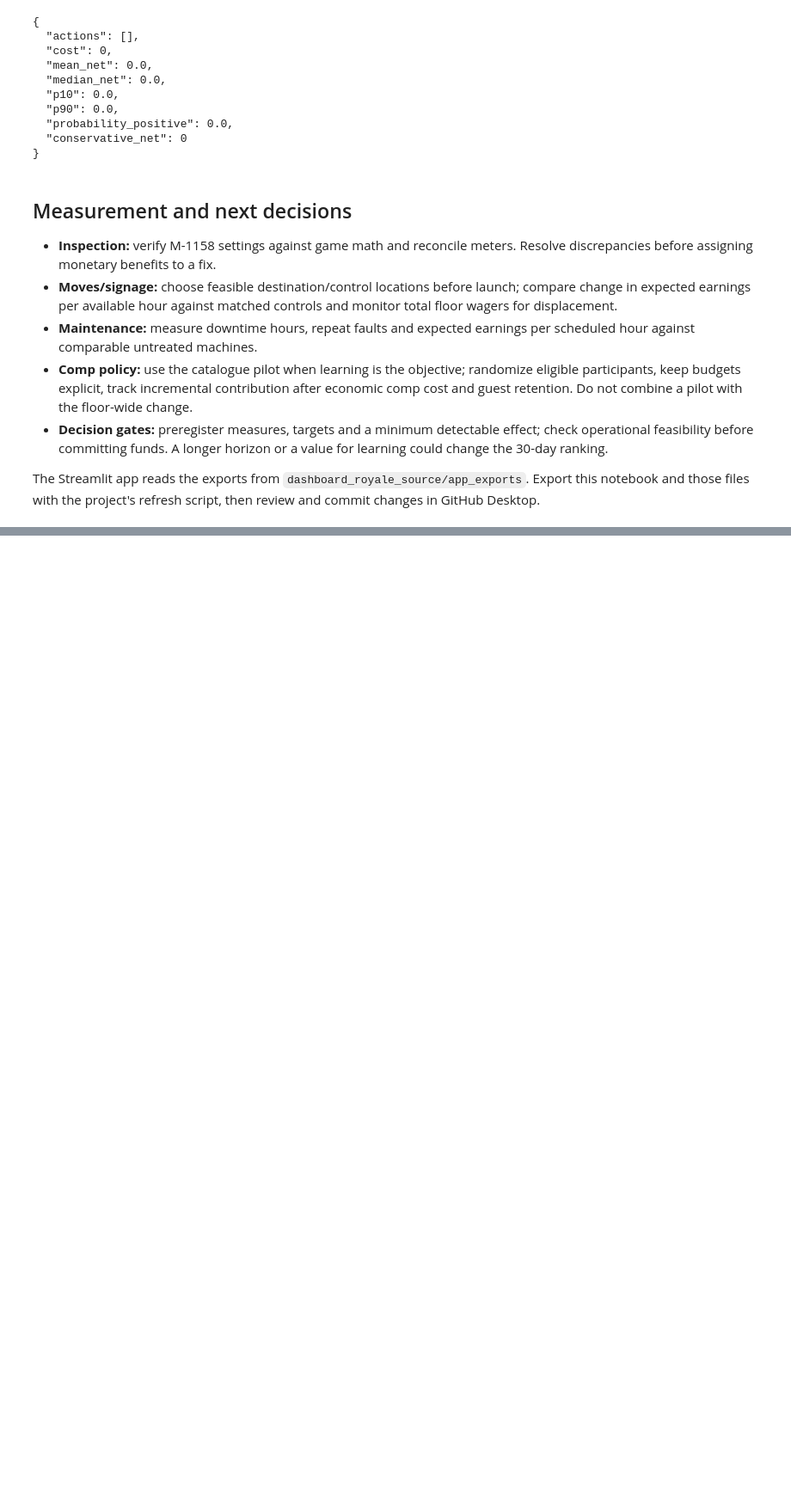
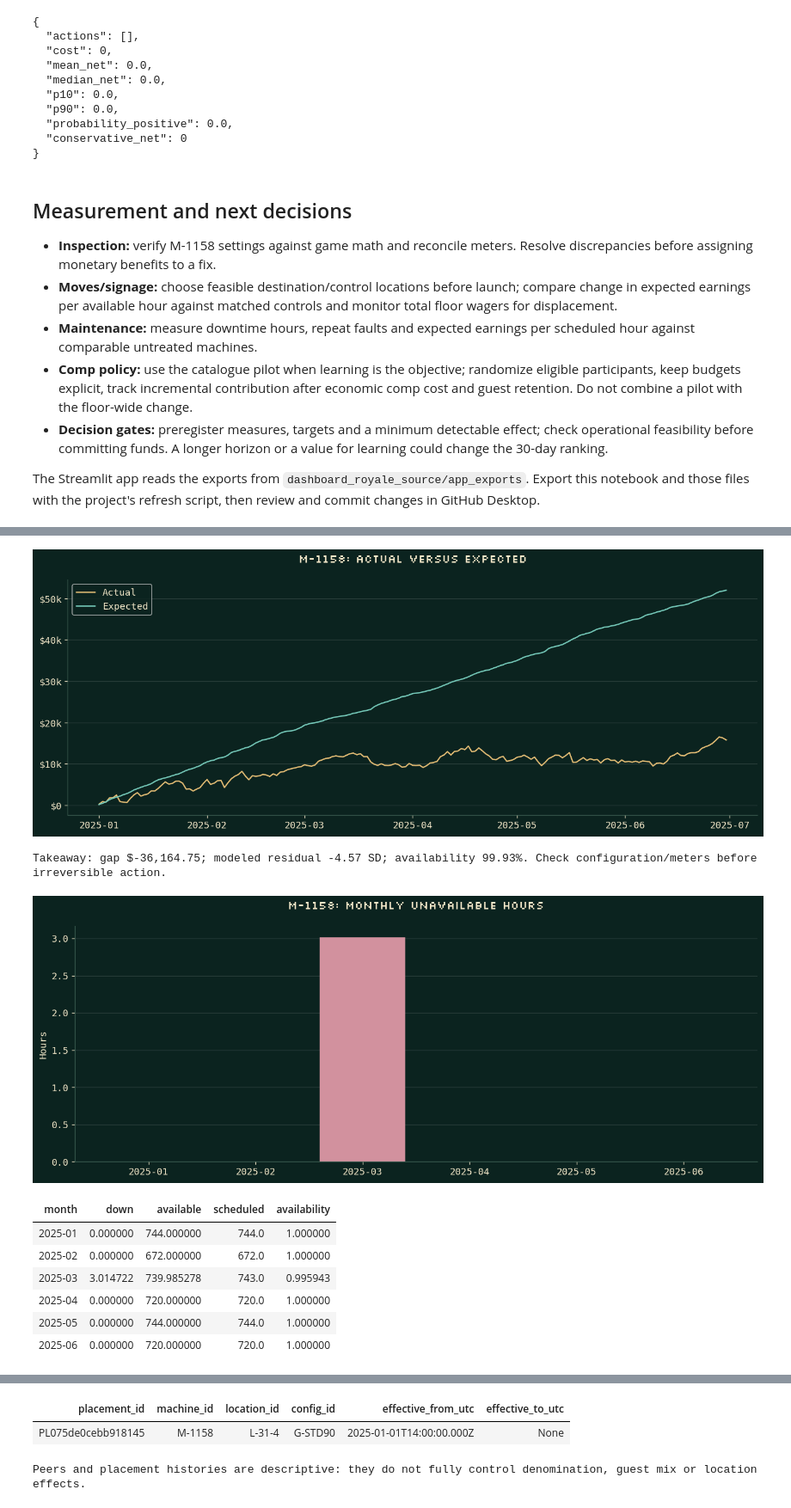
Before and after one commit to KatherKims/dashboard-royale-app, a Jupyter notebook: notebooks/01_data_checks.ipynb, the cells around one changed output, grey strips where cells are left out. Shown at 86% size. Drawn from its saved outputs; the diff is of its cells as text; code cells hidden in the pictures; blank space fills up the shorter version.

Commit message:
Sync Databricks notebooks with verified final product evidence

```diff
--- a/notebooks/01_data_checks.ipynb
+++ b/notebooks/01_data_checks.ipynb
@@ -835,0 +1002,29 @@ The Streamlit app reads the exports from `dashboard_royale_source/app_exports`.
+# %%
+machine_id='M-1158'
+evidence_start=pd.Timestamp('2025-01-01'); evidence_end=pd.Timestamp('2025-06-30')
+chosen=fd[(fd.machine_id==machine_id)&fd.gaming_date.between(evidence_start,evidence_end)].sort_values('gaming_date')
+row=machine_summary(chosen,fm).iloc[0]
+fig,ax=figure(machine_id+': actual versus expected')
+ax.plot(chosen.gaming_date,chosen.house_win_usd.cumsum(),color=GOLD,label='Actual')
+ax.plot(chosen.gaming_date,chosen.theo_usd.cumsum(),color=TEAL,label='Expected');ax.legend();dollars(ax);finish(fig,'03_machine_cumulative.png')
+print(f'Takeaway: gap ${row.actual_minus_expected:,.2f}; modeled residual {row.standardized_gap:.2f} SD; availability {row.availability_rate:.2%}. Check configuration/meters before irreversible action.')
+monthly=chosen.groupby('month',as_index=False).agg(down=('down_hours','sum'),available=('available_hours','sum'),scheduled=('scheduled_hours','sum'))
+monthly['availability']=monthly.available/monthly.scheduled
+fig,ax=figure(machine_id+': monthly unavailable hours');ax.bar(monthly.month,monthly.down,color=ROSE);ax.set_ylabel('Hours');finish(fig,'04_monthly_downtime.png');display(monthly)
+peers=summary[summary.theme==row.theme]
+fig,ax=figure(machine_id+': same-theme context');ax.scatter(peers.expected_per_available_hour,peers.availability_rate,color=TEAL)
+ax.scatter([row.expected_per_available_hour],[row.availability_rate],s=180,facecolors='none',edgecolors=GOLD,linewidths=2)
+ax.set_xlabel('Expected earnings / available hour');ax.set_ylabel('Availability');ax.yaxis.set_major_formatter(ticker.PercentFormatter(1));dollars(ax,'x');finish(fig,'05_theme_peers.png')
+display(final_bundle['placements'][final_bundle['placements'].machine_id==machine_id])
+print('Peers and placement histories are descriptive: they do not fully control denomination, guest mix or location effects.')
+# %% [output]
+[figure, added]
+Takeaway: gap $-36,164.75; modeled residual -4.57 SD; availability 99.93%. Check configuration/meters before irreversible action.
+[figure, added]
+| month | down | available | scheduled | availability |
+| 2025-01 | 0.000000 | 744.000000 | 744.0 | 1.000000 |
+| 2025-02 | 0.000000 | 672.000000 | 672.0 | 1.000000 |
+| 2025-03 | 3.014722 | 739.985278 | 743.0 | 0.995943 |
+| 2025-04 | 0.000000 | 720.000000 | 720.0 | 1.000000 |
+| 2025-05 | 0.000000 | 744.000000 | 744.0 | 1.000000 |
+| 2025-06 | 0.000000 | 720.000000 | 720.0 | 1.000000 |
@@ -835,0 +1032,3 @@ The Streamlit app reads the exports from `dashboard_royale_source/app_exports`.
+| placement_id | machine_id | location_id | config_id | effective_from_utc | effective_to_utc |
+| PL075de0cebb918145 | M-1158 | L-31-4 | G-STD90 | 2025-01-01T14:00:00.000Z | None |
+Peers and placement histories are descriptive: they do not fully control denomination, guest mix or location effects.
```
Also changed, not shown: parts of 29 cells of this notebook, 6 other files.
